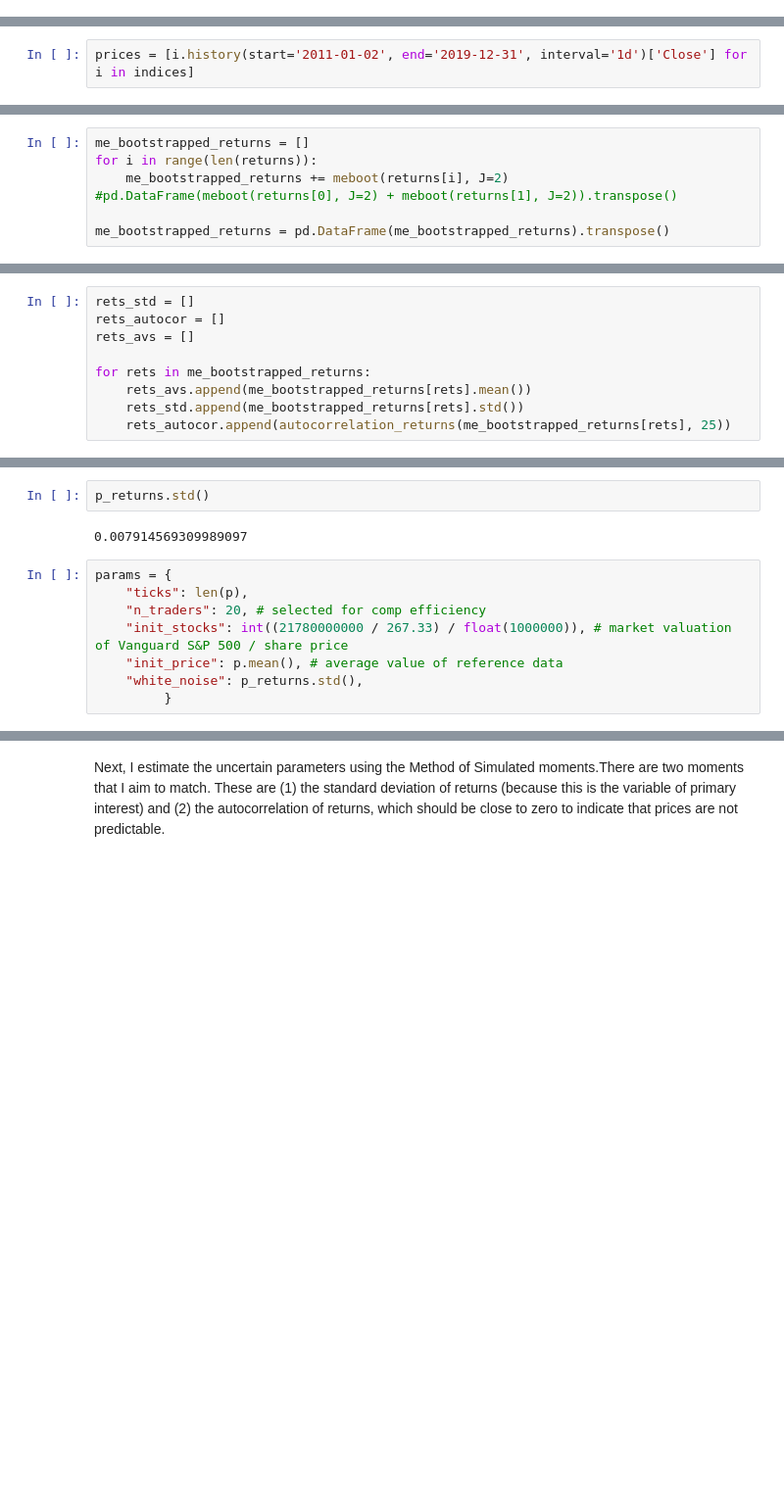
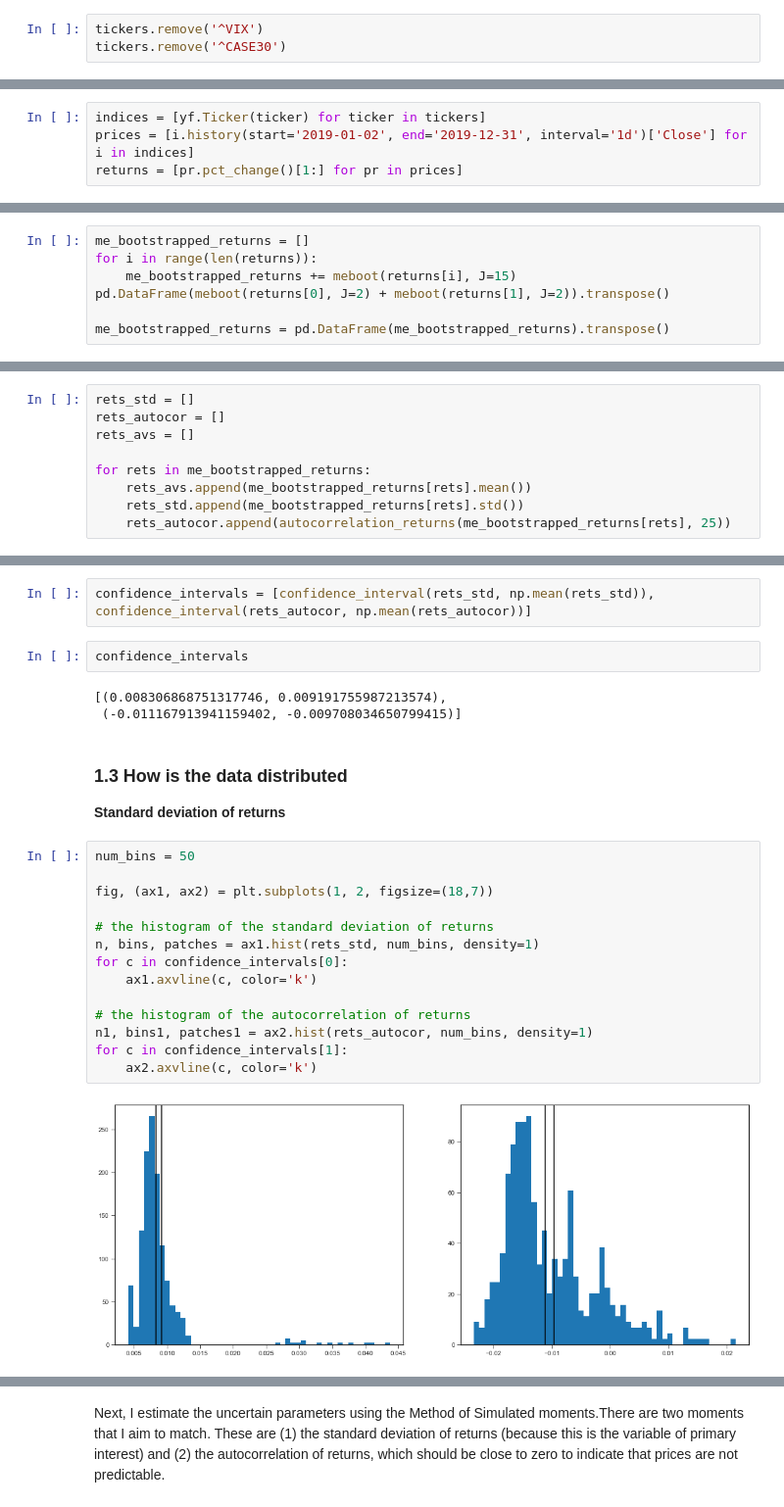
Before and after one commit to joerischasfoort/asset_volatility_wealth_inequality, a Jupyter notebook: stock_market_volatility_and_wealth_inequality_replication.ipynb, the cells around one changed output, grey strips where cells are left out. Shown at 98% size. Drawn from its saved outputs; the diff is of its cells as text; blank space fills up the shorter version.

```diff
--- a/stock_market_volatility_and_wealth_inequality_replication.ipynb
+++ b/stock_market_volatility_and_wealth_inequality_replication.ipynb
@@ -48,0 +39,3 @@ indices = [yf.Ticker(ticker) for ticker in tickers]
+# %%
+tickers.remove('^VIX')
+tickers.remove('^CASE30')
@@ -49,2 +46,4 @@ indices = [yf.Ticker(ticker) for ticker in tickers]
 # %%
-prices = [i.history(start='2011-01-02', end='2019-12-31', interval='1d')['Close'] for i in indices]
+indices = [yf.Ticker(ticker) for ticker in tickers]
+prices = [i.history(start='2019-01-02', end='2019-12-31', interval='1d')['Close'] for i in indices]
+returns = [pr.pct_change()[1:] for pr in prices]
@@ -56,7 +52,7 @@ p_returns = p.pct_change()[1:]
 # %%
 me_bootstrapped_returns = []
 for i in range(len(returns)):
-    me_bootstrapped_returns += meboot(returns[i], J=2)
-#pd.DataFrame(meboot(returns[0], J=2) + meboot(returns[1], J=2)).transpose()
+    me_bootstrapped_returns += meboot(returns[i], J=15)
+pd.DataFrame(meboot(returns[0], J=2) + meboot(returns[1], J=2)).transpose()
 
 me_bootstrapped_returns = pd.DataFrame(me_bootstrapped_returns).transpose()
@@ -87,12 +107,27 @@ autocorrelation (-0.00930811764144423, -0.006820361324593573)
-# %%
-p_returns.std()
-# %% [output]
-0.007914569309989097
-# %%
-params = {
-    "ticks": len(p),
-    "n_traders": 20, # selected for comp efficiency
-    "init_stocks": int((21780000000 / 267.33) / float(1000000)), # market valuation of Vanguard S&P 500 / share price
-    "init_price": p.mean(), # average value of reference data
-    "white_noise": p_returns.std(),
-         }
+# %%
+confidence_intervals = [confidence_interval(rets_std, np.mean(rets_std)), confidence_interval(rets_autocor, np.mean(rets_autocor))]
+# %%
+confidence_intervals
+# %% [output]
+[(0.008306868751317746, 0.009191755987213574),
+ (-0.011167913941159402, -0.009708034650799415)]
+# %% [markdown]
+### 1.3 How is the data distributed
+
+**Standard deviation of returns**
+# %%
+num_bins = 50
+
+fig, (ax1, ax2) = plt.subplots(1, 2, figsize=(18,7))
+
+# the histogram of the standard deviation of returns
+n, bins, patches = ax1.hist(rets_std, num_bins, density=1)
+for c in confidence_intervals[0]:
+    ax1.axvline(c, color='k')
+
+# the histogram of the autocorrelation of returns
+n1, bins1, patches1 = ax2.hist(rets_autocor, num_bins, density=1)
+for c in confidence_intervals[1]:
+    ax2.axvline(c, color='k')
+# %% [output]
+[figure, added]
```
Also changed, not shown: parts of 83 cells of this notebook, 3 other files.
